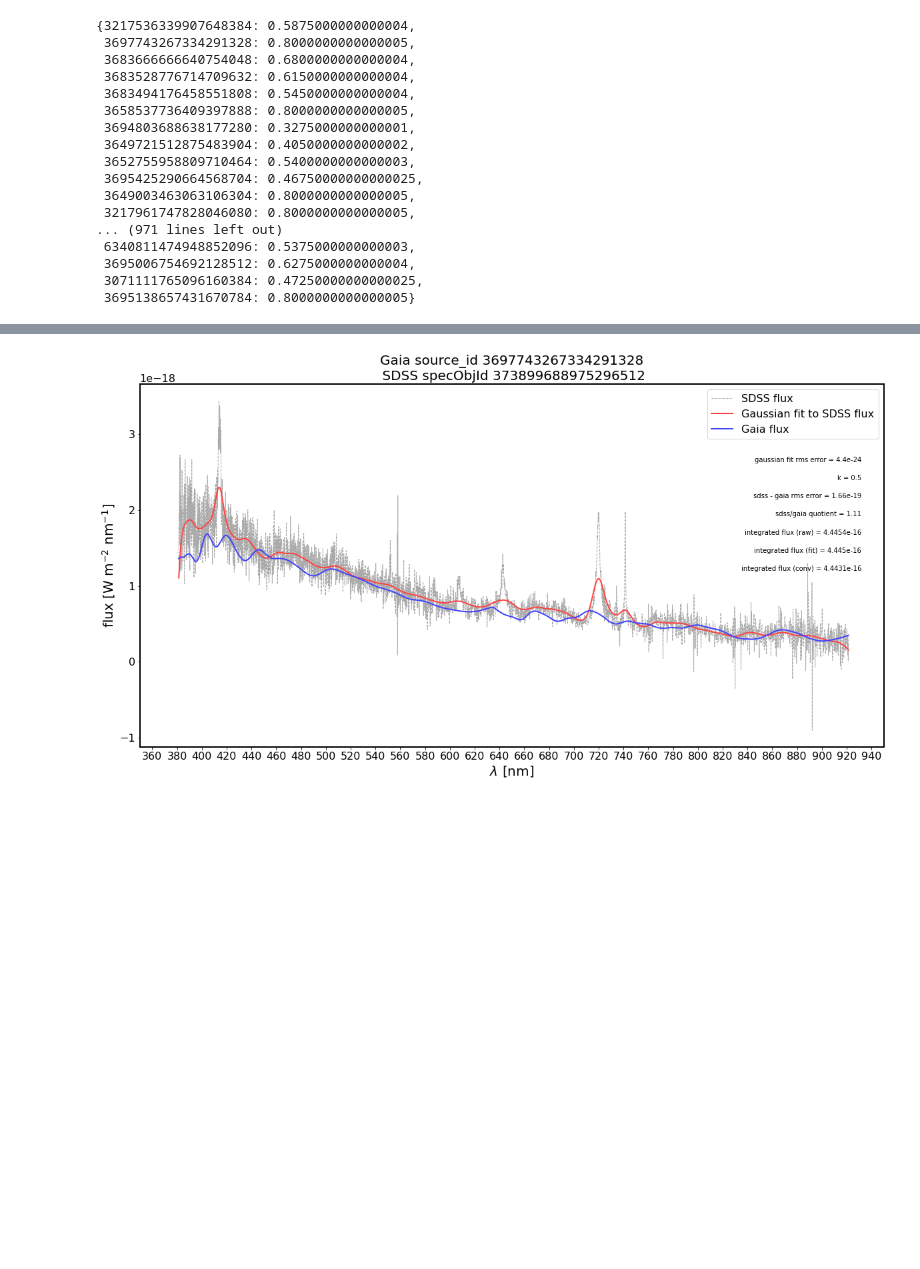
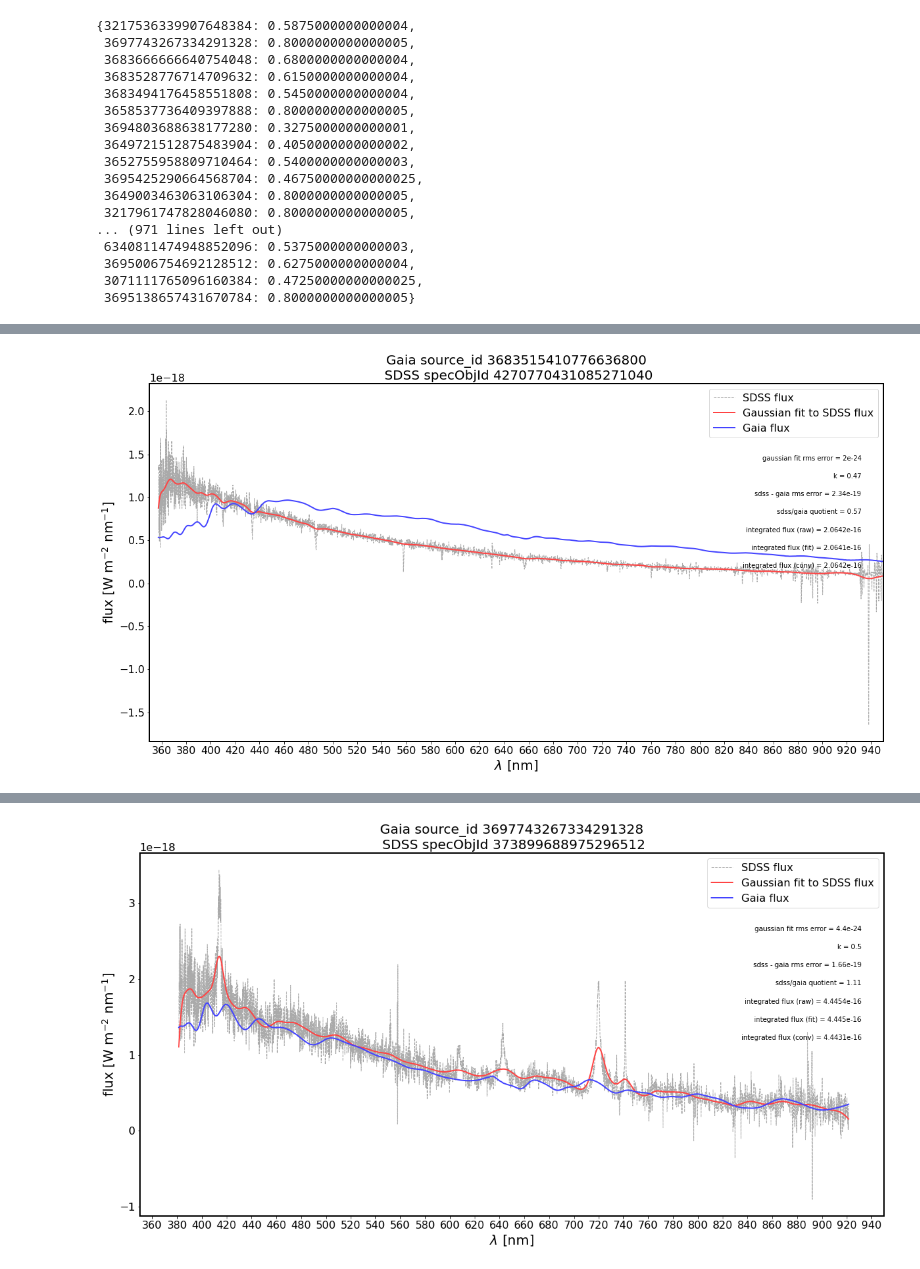
Before and after one commit to NoaVidovic/gaia-sdss, a Jupyter notebook: src/generate_spectra.ipynb, the cells around one changed output, grey strips where cells are left out. Saved outputs shown, nothing was run; the diff lists cells and outputs as text; code cells hidden in the pictures; blank space fills up the shorter version.

```diff
--- a/src/generate_spectra.ipynb
+++ b/src/generate_spectra.ipynb
@@ -542,0 +548,4 @@ plot_conv(gaia_id=3697743267334291328, k=5.)
+# %%
+plot_conv(gaia_id=3683515410776636800, k=0.474)
+# %% [output]
+[figure, added]
```
Also changed, not shown: parts of 6 cells of this notebook, 2 other files.
